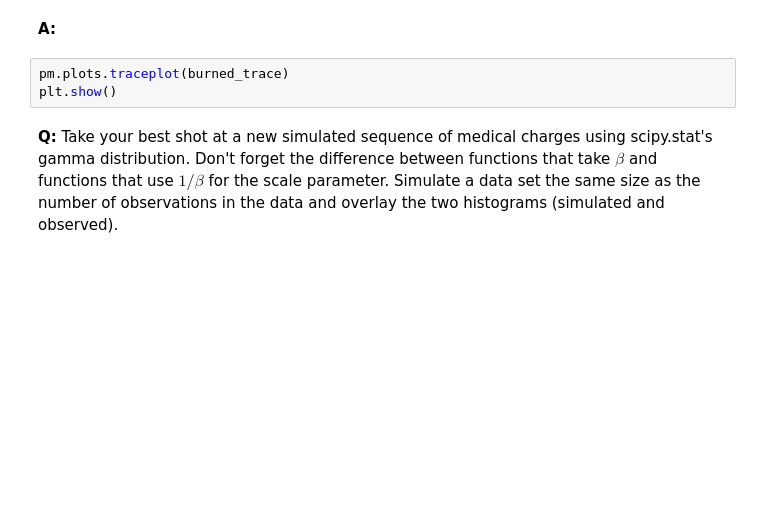
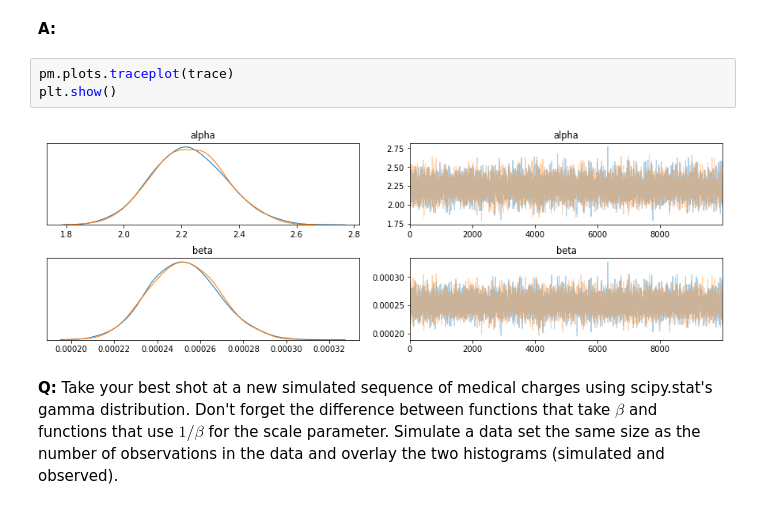
Before and after one commit to Preeti24/Statistics-mini-project, a Jupyter notebook: Bayesian_stats_Q6.28/inferential_statistics_3-Q.ipynb, the cells around one changed output. Saved outputs shown, nothing was run; the diff lists cells and outputs as text; blank space fills up the shorter version.

```diff
--- a/Bayesian_stats_Q6.28/inferential_statistics_3-Q.ipynb
+++ b/Bayesian_stats_Q6.28/inferential_statistics_3-Q.ipynb
@@ -171,8 +173,10 @@ __Q:__ Play around with some of the built-in diagnostic plots for your model. We
 # %% [markdown]
 __A:__
 # %%
-pm.plots.traceplot(burned_trace)
+pm.plots.traceplot(trace)
 plt.show()
+# %% [output]
+[figure, added]
 # %% [markdown]
 __Q:__ Take your best shot at a new simulated sequence of medical charges using scipy.stat's gamma distribution. Don't forget the difference between functions that take $\beta$ and functions that use $1/\beta$ for the scale parameter. Simulate a data set the same size as the number of observations in the data and overlay the two histograms (simulated and observed).
 # %% [markdown]
```
Also changed, not shown: parts of 10 cells of this notebook.
